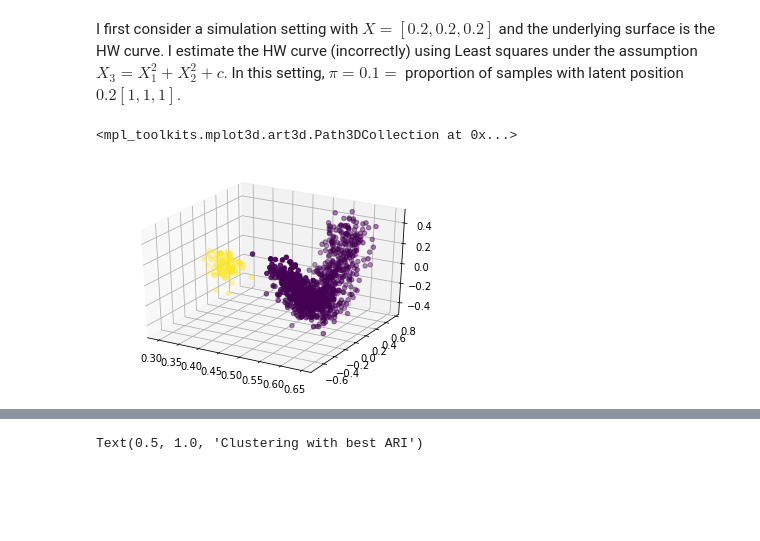
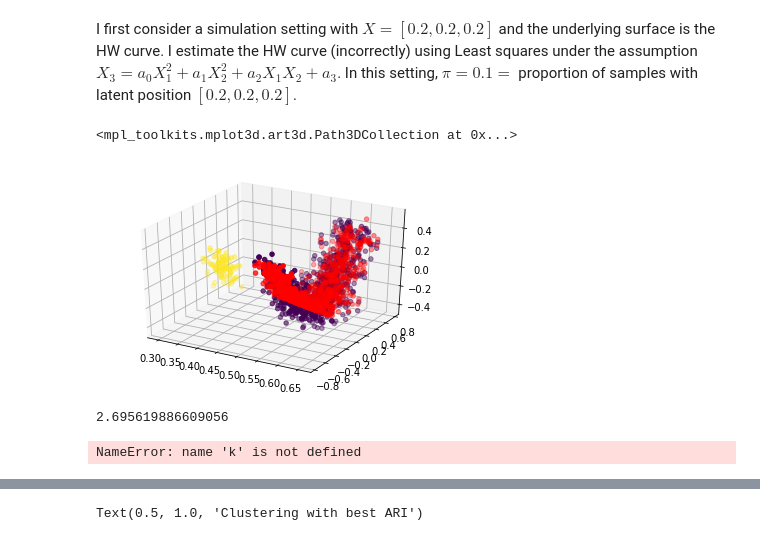
Before and after one commit to neurodata/weighted_graph_models, a Jupyter notebook: cyclops.ipynb, the cells around one changed output, grey strips where cells are left out. Cells and saved outputs as stored; diff of their text form; code cells hidden in the pictures; blank space fills up the shorter version.

Commit message:
content.

```diff
--- a/cyclops.ipynb
+++ b/cyclops.ipynb
@@ -156,7 +170,7 @@ def monte_carlo_integration(data, func, params, M, acorn=None):
 
     return estimated_integral
 # %% [markdown]
-I first consider a simulation setting with $ X = [0.2, 0.2, 0.2] $ and the underlying surface is the HW curve. I estimate the HW curve (incorrectly) using Least squares under the assumption $ X_{3} = X_{1}^{2} + X_{2}^{2} + c $. In this setting, $ \pi = 0.1 = $ proportion of samples with latent position $ 0.2 [1,1,1] $.
+I first consider a simulation setting with $ X = [0.2, 0.2, 0.2] $ and the underlying surface is the HW curve. I estimate the HW curve (incorrectly) using Least squares under the assumption $ X_{3} = a_{0}X_{1}^{2} + a_{1}X_{2}^{2} + a_{2}X_{1}X_{2} + a_{3} $. In this setting, $ \pi = 0.1 = $ proportion of samples with latent position $ [0.2, 0.2, 0.2] $.
 # %%
 X = np.array([0.2, 0.2, 0.2])
 
@@ -166,3 +180,12 @@ pi = 0.9
 A, counts = generate_cyclops(X, n, pi, None)
 c = [0]*counts[0]
 c += [1]*counts[1]
+# %%
+np.random.seed(2)
+
+S = c == np.zeros(len(c))
+
+ase = ASE(n_components=3)
+X_hat = ase.fit_transform(A)
+
+params, pcov = optimize.curve_fit(func, X_hat[c == np.zeros(len(c)).astype(int), :2], X_hat[c == np.zeros(len(c)).astype(int), 2])
@@ -169,12 +195,10 @@ c += [1]*counts[1]
 # %%
-np.random.seed(1)
-
-ase = ASE(n_components=3)
-X_hat = ase.fit_transform(A)
+fitted_Z = quadratic(X_hat, params)
 
 fig = plt.figure()
 ax = fig.add_subplot(111, projection='3d')
 ax.scatter(X_hat[:, 0], X_hat[:, 1], X_hat[:, 2], c=c)
+ax.scatter(X_hat[S, 0], X_hat[S, 1], fitted_Z[S], c='r')
 # %% [output]
 <mpl_toolkits.mplot3d.art3d.Path3DCollection at 0x...>
-[figure, old version]
+[figure, new version]
@@ -180,0 +208,21 @@ ax.scatter(X_hat[:, 0], X_hat[:, 1], X_hat[:, 2], c=c)
+# %%
+content
+# %% [output]
+2.695619886609056
+# %%
+kdt = KDTree(X_hat)
+idx = kdt.query(X_hat, k + 1, return_distance=False)
+idx[:, 1:]
+
+triangles = []
+content = 0
+for i in range(n):
+    combos = combinations(idx[i, 1:], 2) # should this be d - 1 ..?
+    for combo in combos:
+        combo_ = np.array(list(combo))
+        temp_tri = np.concatenate((combo, [i]))
+        if set(temp_tri) not in triangles:
+            content += calculate_simplex_content(X_hat[temp_tri])
+            triangles.append(set(temp_tri))
+# %% [output]
+NameError: name 'k' is not defined
```
Also changed, not shown: parts of 10 cells of this notebook, 3 other files.
